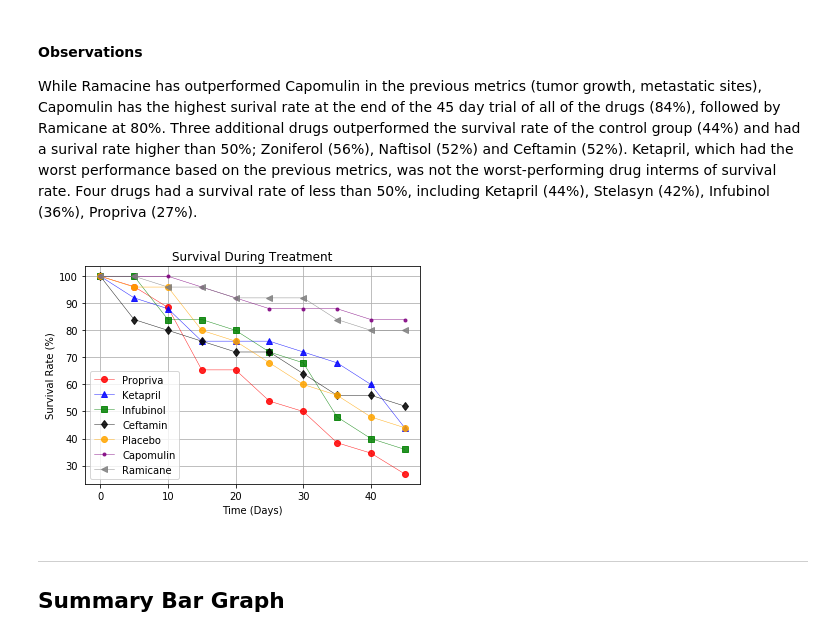
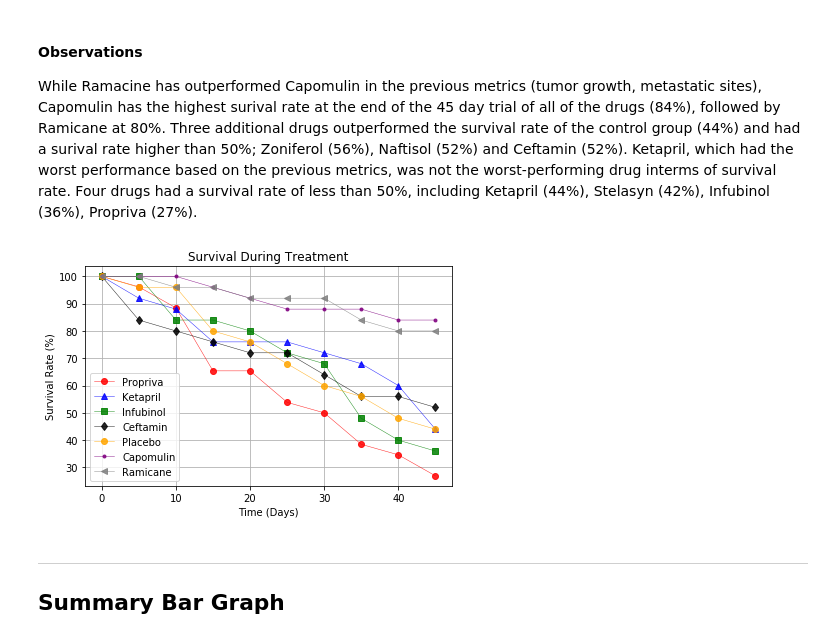
Before and after one commit to kimberlyjharrison/UCI-DA, a Jupyter notebook: Homework-5/Pymaceuticals/pymaceuticals_Harrison.ipynb, the cells around one changed output. Drawn from its saved outputs; the diff is of its cells as text; code cells hidden in the pictures.

```diff
--- a/Homework-5/Pymaceuticals/pymaceuticals_Harrison.ipynb
+++ b/Homework-5/Pymaceuticals/pymaceuticals_Harrison.ipynb
@@ -136,34 +140,36 @@ While Ramacine has outperformed Capomulin in the previous metrics (tumor growth,
 # %%
 #Create and group data frame for calculating the mice survival count
 mouse_df_count = df.groupby(["Drug", 'Timepoint']).count()
 mouse_df_count = mouse_df_count.drop(columns=['Tumor Volume (mm3)', 'Metastatic Sites'])
 mouse_df_count = mouse_df_count.reset_index()
 
 #Create pivot chart for count of the mouse survival rate
 mouse_count_pivot = mouse_df_count.pivot(index='Timepoint', columns='Drug', values='Mouse ID')
 mouse_count_pivot_pct = mouse_count_pivot / mouse_count_pivot.iloc[0]*100
 
 #graph data using formatting assigned in the control panel
 counter = 0
 for drug in drug_list:
     if drug in drug_list:
         plt.plot(x_axis, mouse_count_pivot_pct[drug], color=colors[counter],
                      marker=markers[counter], alpha=.85, linewidth=.5)
         plt.legend(loc='best')
         counter += 1
 
 #Plot formatting
 plt.xticks(ticks)
 plt.legend(loc='best')
 plt.grid()
 plt.title('Survival During Treatment')
 plt.xlabel('Time (Days)')
 plt.ylabel('Survival Rate (%)')
 
 #Show plot
+plt.tight_layout()
+plt.savefig("figures/SurvivalRate.png")
 plt.show()
 # %% [output]
-[figure, old version]
+[figure, new version]
 # %% [markdown]
 ___
 ## Summary Bar Graph
```
Also changed, not shown: parts of 3 cells of this notebook, 4 other files.
